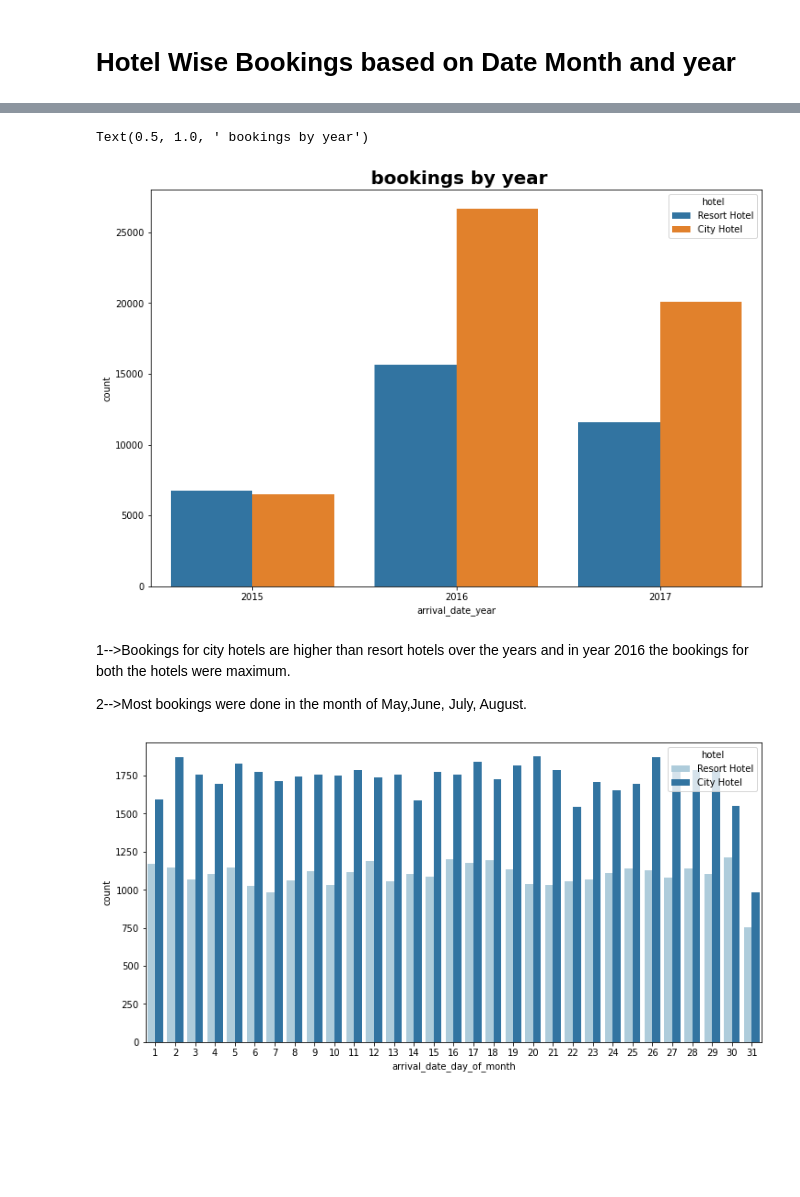
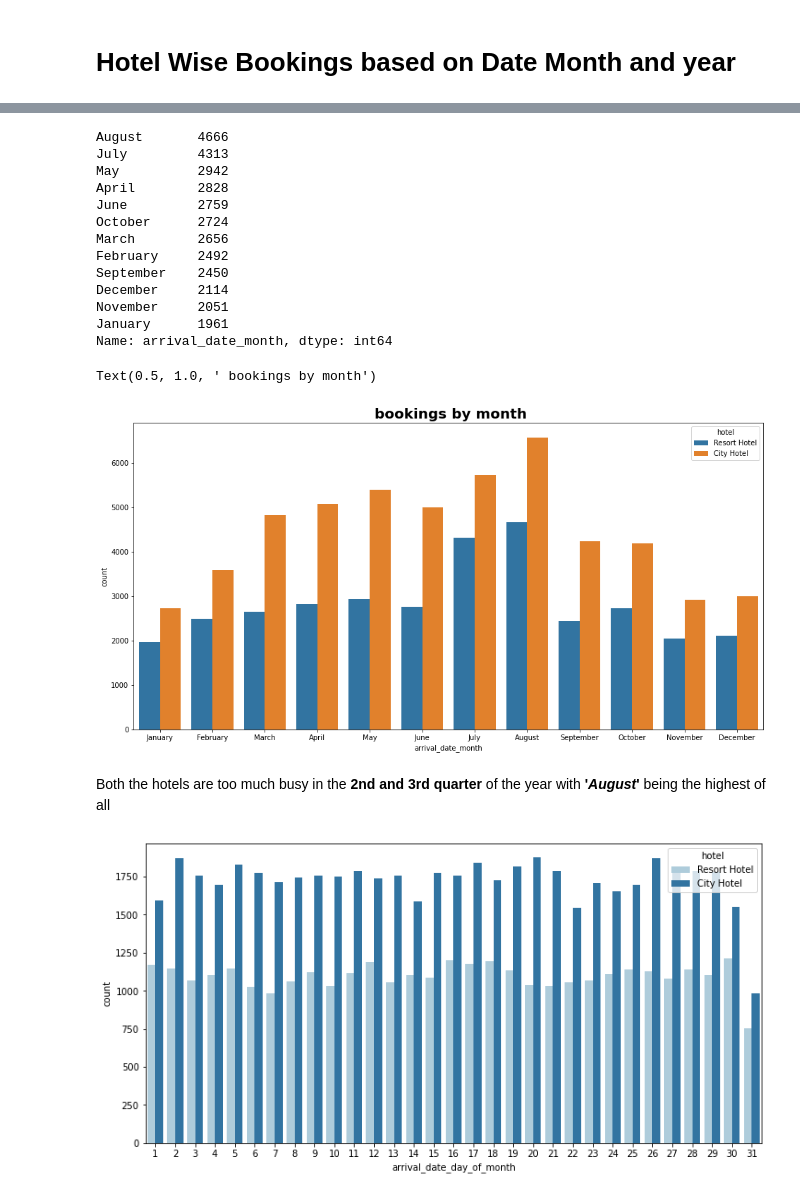
Before and after one commit to sparta-13/EDA-CAPSTONE-PROJECT, a Jupyter notebook: Hotel_Booking_Analysis_Rishikesh_Damale.ipynb, the cells around one changed output, grey strips where cells are left out. Saved outputs shown, nothing was run; the diff lists cells and outputs as text; code cells hidden in the pictures; blank space fills up the shorter version.

```diff
--- a/Hotel_Booking_Analysis_Rishikesh_Damale.ipynb
+++ b/Hotel_Booking_Analysis_Rishikesh_Damale.ipynb
@@ -225,4 +225,6 @@ Hotel_df.rename(columns ={'adr' : 'Average_daily_rate'},inplace =True)
 # %% [markdown]
 # Adding New Coloumns.
+# %%
+hotel_df['Total_members'] = hotel_df.adults + hotel_df.children + hotel_df.babies
 # %%
-Hotel_df['Full_stay'] = Hotel_df.stays_in_weekend_nights + Hotel_df.stays_in_week_nights
+hotel_df['Full_stay'] = hotel_df.stays_in_weekend_nights + hotel_df.stays_in_week_nights
@@ -238,6 +260,6 @@ Removing an outlier from Average_daily_rate column
 # %%
 # Removing all the values greater than 5000.
-Hotel_df.drop(Hotel_df[Hotel_df['Average_daily_rate'] > 5000].index, inplace = True)
+hotel_df.drop(hotel_df[hotel_df['Average_daily_rate'] > 5000].index, inplace = True)
 # %%
 # Replotting the scatterplot after removing the outlier.
 plt.figure(figsize = (12,6))
@@ -282 +274,9 @@ Creating subset dataframes for 'City' and 'Resort' hotel data
+# %%
+# We are removing this outliers for people staying in the hotels.
+# 1} If someone stays more than 5 days in weekend nights then that data will not be taken into the consideration
+hotel_df.loc[hotel_df.stays_in_weekend_nights >= 5,'stays_in_weekend_nights']= 5
+# 2} If someone stays more than or equal to 10 days in week nights then this data is also not be taken into the consideration
+hotel_df.loc[hotel_df.stays_in_week_nights >= 10,'stays_in_week_nights']= 10
+# 3} If the total members exceeds 20 then that will not taken into the consideration.
+hotel_df.loc[hotel_df.Total_members > 20, 'Total_members'] = 20
 # %%
@@ -397,13 +403,30 @@ Name: arrival_date_month, dtype: int64
+# %%
+# Arrival of guests in particular month in resort hotel
+Resort_df.arrival_date_month.value_counts()
+# %% [output]
+August       4666
+July         4313
+May          2942
+April        2828
+June         2759
+October      2724
+March        2656
+February     2492
+September    2450
+December     2114
+November     2051
+January      1961
+Name: arrival_date_month, dtype: int64
 # %%
+# Here firstly we will oreder the months of the year in proper sequence.
 months = ['January', 'February', 'March', 'April', 'May', 'June', 'July', 'August', 'September', 'October', 'November', 'December']
-Hotel_df['arrival_date_month'] = pd.Categorical(Hotel_df['arrival_date_month'], categories=months, ordered=True)
-plt.figure(figsize = (12,8))
-sns.countplot(x= 'arrival_date_year', data= Hotel_df, hue= 'hotel').set_title (' bookings by year',fontweight="bold", size=20)
+hotel_df['arrival_date_month'] = pd.Categorical(hotel_df['arrival_date_month'], categories=months, ordered=True)
+# Plotting a graph for the month wise arrivals of guests.
+plt.figure(figsize = (16,8))
+sns.countplot(x= 'arrival_date_month', data= hotel_df, hue= 'hotel').set_title (' bookings by month',fontweight="bold", size=20)
 # %% [output]
-Text(0.5, 1.0, ' bookings by year')
+Text(0.5, 1.0, ' bookings by month')
-[figure, old version]
+[figure, new version]
-# %% [markdown]
-1-->Bookings for city hotels are higher than resort hotels over the years and  in year 2016 the bookings for both the hotels were maximum.
-
-2-->Most bookings were done in the month of May,June, July, August.
+# %% [markdown]
+Both the hotels are too much busy in the **2nd and 3rd quarter** of the year with **'*August*'** being the highest of all
 # %%
```
Also changed, not shown: parts of 73 cells of this notebook.
